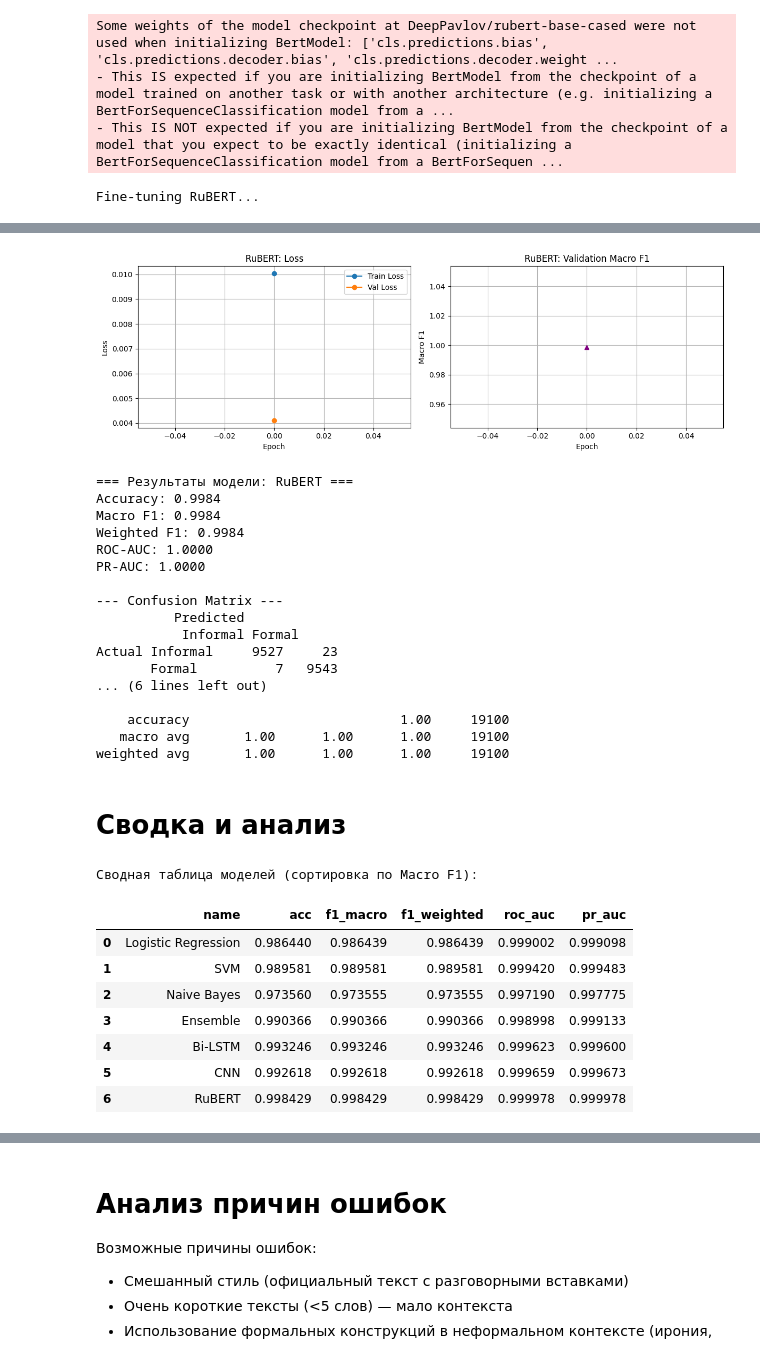
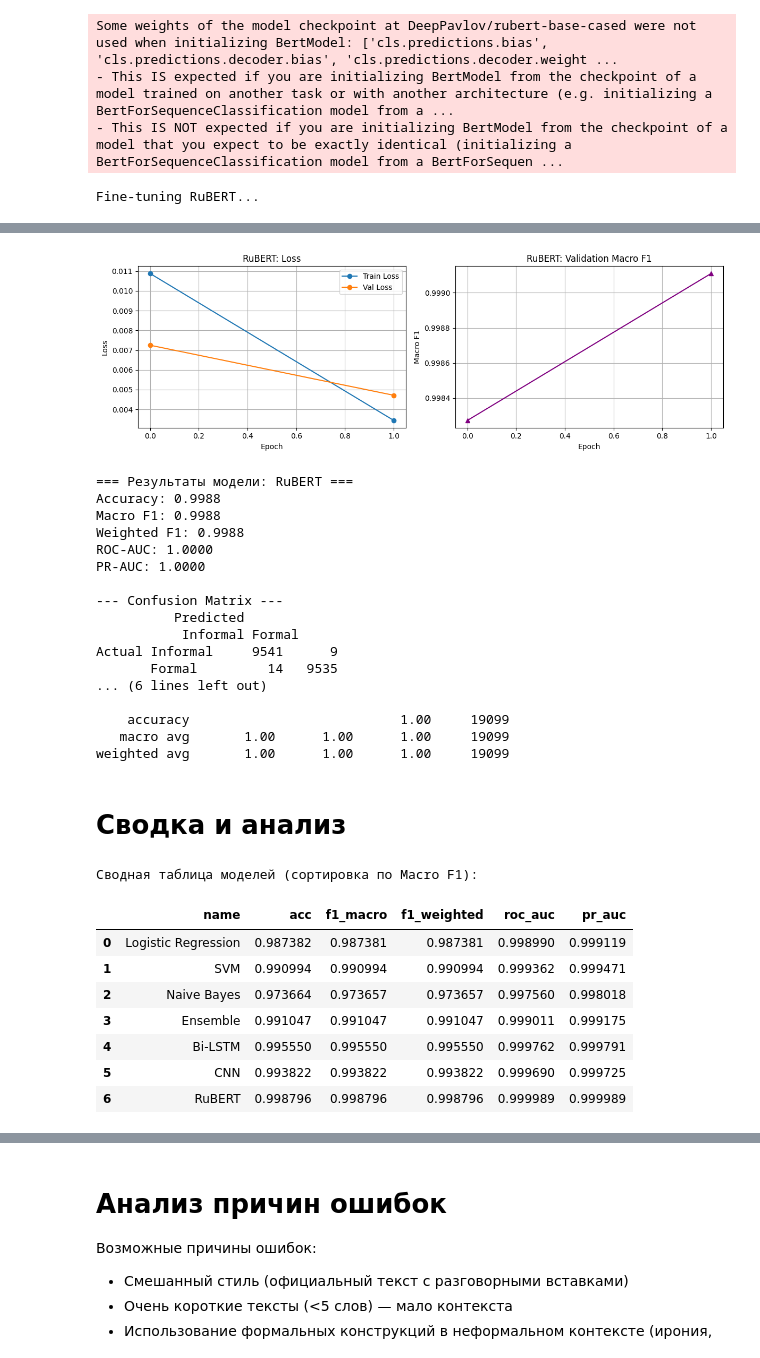
Before and after one commit to vraniye/audio-messages-classification, a Jupyter notebook: ml/elina_classification_text_style.ipynb, the cells around one changed output, grey strips where cells are left out. Cells and saved outputs as stored; diff of their text form; code cells hidden in the pictures.

```diff
--- a/ml/elina_classification_text_style.ipynb
+++ b/ml/elina_classification_text_style.ipynb
@@ -60,7 +60,7 @@ GPU computation succeeded: 0.014346580021083355
 # Подготовка данных и EDA
 # %%
 # Загрузка данных
-df = pd.read_csv("final_balanced_dataset.csv")
+df = pd.read_csv("final_cleaned_balanced_dataset.csv")
 df.head(15)
 # %% [output]
 |  | text | label |
@@ -899,7 +896,7 @@ def validate_bert(model, val_loader, criterion, device):
 best_f1 = 0
 patience = 2
 trigger_times = 0
-num_epochs = 1
+num_epochs = 2
 
 print("\nFine-tuning RuBERT...")
 for epoch in range(num_epochs):
@@ -965,4 +964,4 @@ Epoch 1/1 | Train Loss: 0.0100 | Val Loss: 0.0041 | Val Macro F1: 0.9988
-[figure, old version]
+[figure, new version]
 # %%
 def evaluate_bert_with_metrics(model, loader, device, model_name):
     model.eval()
@@ -1026,22 +1025,22 @@ def evaluate_bert_with_metrics(model, loader, device, model_name):
 res_bert = evaluate_bert_with_metrics(model_bert, test_loader_bert, device, "RuBERT")
 # %% [output]
 === Результаты модели: RuBERT ===
-Accuracy: 0.9984
-Macro F1: 0.9984
-Weighted F1: 0.9984
+Accuracy: 0.9988
+Macro F1: 0.9988
+Weighted F1: 0.9988
 ROC-AUC: 1.0000
 PR-AUC: 1.0000
 
 --- Confusion Matrix ---
           Predicted
            Informal Formal
-Actual Informal     9527     23
-       Formal          7   9543
+Actual Informal     9541      9
+       Formal         14   9535
 ... (6 lines left out)
 
-    accuracy                           1.00     19100
-   macro avg       1.00      1.00      1.00     19100
-weighted avg       1.00      1.00      1.00     19100
+    accuracy                           1.00     19099
+   macro avg       1.00      1.00      1.00     19099
+weighted avg       1.00      1.00      1.00     19099
 # %% [markdown]
 # Сводка и анализ
 # %%
@@ -1064,13 +1063,13 @@ summary_df
 # %% [output]
 Сводная таблица моделей (сортировка по Macro F1):
 |  | name | acc | f1_macro | f1_weighted | roc_auc | pr_auc |
-| 0 | Logistic Regression | 0.986440 | 0.986439 | 0.986439 | 0.999002 | 0.999098 |
-| 1 | SVM | 0.989581 | 0.989581 | 0.989581 | 0.999420 | 0.999483 |
-| 2 | Naive Bayes | 0.973560 | 0.973555 | 0.973555 | 0.997190 | 0.997775 |
-| 3 | Ensemble | 0.990366 | 0.990366 | 0.990366 | 0.998998 | 0.999133 |
-| 4 | Bi-LSTM | 0.993246 | 0.993246 | 0.993246 | 0.999623 | 0.999600 |
-| 5 | CNN | 0.992618 | 0.992618 | 0.992618 | 0.999659 | 0.999673 |
-| 6 | RuBERT | 0.998429 | 0.998429 | 0.998429 | 0.999978 | 0.999978 |
+| 0 | Logistic Regression | 0.987382 | 0.987381 | 0.987381 | 0.998990 | 0.999119 |
+| 1 | SVM | 0.990994 | 0.990994 | 0.990994 | 0.999362 | 0.999471 |
+| 2 | Naive Bayes | 0.973664 | 0.973657 | 0.973657 | 0.997560 | 0.998018 |
+| 3 | Ensemble | 0.991047 | 0.991047 | 0.991047 | 0.999011 | 0.999175 |
+| 4 | Bi-LSTM | 0.995550 | 0.995550 | 0.995550 | 0.999762 | 0.999791 |
+| 5 | CNN | 0.993822 | 0.993822 | 0.993822 | 0.999690 | 0.999725 |
+| 6 | RuBERT | 0.998796 | 0.998796 | 0.998796 | 0.999989 | 0.999989 |
 # %%
 # Лучшая модель
 best_model = max(all_results, key=lambda x: x['f1_macro'])
```
Also changed, not shown: parts of 20 cells of this notebook.
